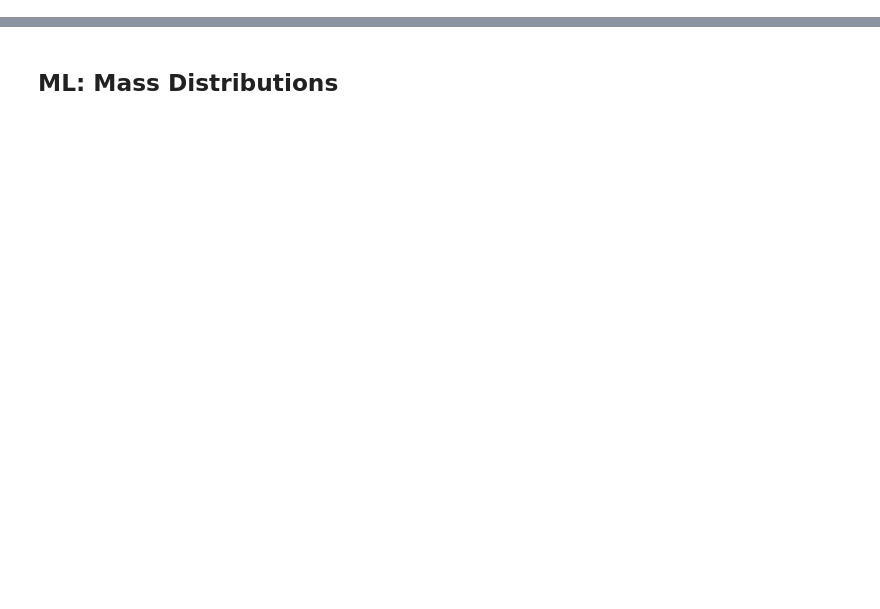
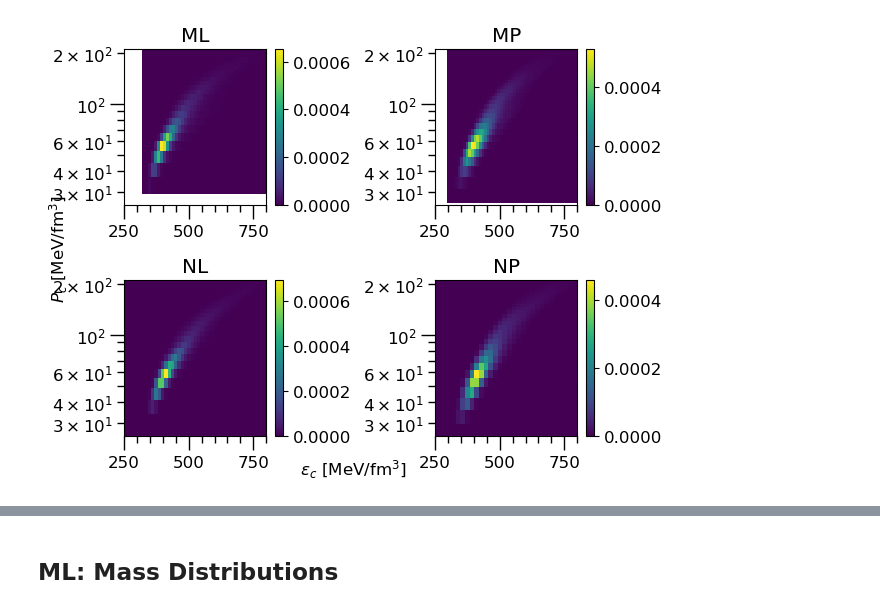
Before and after one commit to awsteiner/bamr, a Jupyter notebook: out/plots2.ipynb, the cells around one changed output, grey strips where cells are left out. Cells and saved outputs as stored; diff of their text form; code cells hidden in the pictures; blank space fills up the shorter version.

```diff
--- a/out/plots2.ipynb
+++ b/out/plots2.ipynb
@@ -924,0 +127,79 @@ plt.show()
+# %%
+fig, ax = plt.subplots(2, 2)
+model = ['ml', 'mp', 'nl', 'np']
+for k in range(4):
+    mchain = h5py.File(model[k]+'_all','r')['markov_chain_0']
+    mmax = np.array(mchain['data']['M_max'])
+    nrows = len(mmax)
+    pm, p = np.zeros((100, nrows)), np.zeros((100, nrows))
+    for i in range(100):
+        pm[i] = np.array(mchain['data']['PM_'+str(i)])*197.32698
+        p[i] = np.array(mchain['data']['P_'+str(i)])*197.32698
+    pm=pm.T; p=p.T
+    m = np.arange(0.2, 0.2+((3-0.2)/99)*pm.shape[1], (3-0.2)/99)
+    e = np.arange(0.3*197.32698, 0.3*197.32698+((10-0.3)*197.32698/99)*pm.shape[1], (10-0.3)*197.32698/99)
+    M_gw, M_nsp, M_src = np.zeros((4,nrows)), np.zeros((len(m_nsp),nrows)), np.zeros((len(m_src),nrows))
+    PM_gw, P_gw, E_gw = np.zeros_like(M_gw), np.zeros_like(M_gw), np.zeros_like(M_gw)
+    PM_nsp, P_nsp, E_nsp = np.zeros_like(M_nsp), np.zeros_like(M_nsp), np.zeros_like(M_nsp)
+    PM_src, P_src, E_src = np.zeros_like(M_src), np.zeros_like(M_src), np.zeros_like(M_src)
+    M_gw[0] = np.array(mchain['data/m1_gw17'])
+    M_gw[1] = np.array(mchain['data/m2_gw17'])
+    M_gw[2] = np.array(mchain['data/m1_gw19'])
+    M_gw[3] = np.array(mchain['data/m2_gw19'])
+    for j in range(4):
+        for i in range(nrows):
+            P_gw[j][i] = np.interp(M_gw[j][i], m, pm[i])
+            E_gw[j][i] = np.interp(P_gw[j][i], p[i], e)
+    for j in range(len(m_nsp)):
+        M_nsp[j] = np.array(mchain['data/'+m_nsp[j]])
+        for i in range(nrows):
+            P_nsp[j][i] = np.interp(M_nsp[j][i], m, pm[i])
+            E_nsp[j][i] = np.interp(P_nsp[j][i], p[i], e)
+    for j in range(len(m_src)):
+        M_src[j] = np.array(mchain['data/'+m_src[j]])
+        for i in range(nrows):
+            P_src[j][i] = np.interp(M_src[j][i], m, pm[i])
+            E_src[j][i] = np.interp(P_src[j][i], p[i], e)
+    P = np.concatenate((P_gw, P_nsp, P_src), axis=0).flatten()
+    E = np.concatenate((E_gw, E_nsp, E_src), axis=0).flatten()
+    if k==0:
+        #h1 = sns.kdeplot(x=E, y=P, ax=ax[0,0], fill=True, cmap='viridis')
+        h1 = ax[0,0].hist2d(E, P, bins=100, cmap='viridis', density=True)
+        ax[0,0].set_title('ML')
+        #fig.colorbar(h1.collections[0], ax=ax[0,0])
+        fig.colorbar(h1[3], ax=ax[0,0])
+
+    elif k==1:
+        #h2 = sns.kdeplot(x=E, y=P, ax=ax[0,1], fill=True, cmap='viridis')
+        h2 = ax[0,1].hist2d(E, P, bins=100, cmap='viridis', density=True)
+        ax[0,1].set_title('MP')
+        #fig.colorbar(h2.collections[0], ax=ax[0,1])
+        fig.colorbar(h2[3], ax=ax[0,1])
+    elif k==2:
+        #h3 = sns.kdeplot(x=E, y=P, ax=ax[1,0], fill=True, cmap='viridis')
+        h3 = ax[1,0].hist2d(E, P, bins=100, cmap='viridis', density=True)
+        ax[1,0].set_title('NL')
+        #fig.colorbar(h3.collections[0], ax=ax[1,0])
+        fig.colorbar(h3[3], ax=ax[1,0])
+    elif k==3:
+        #h4 = sns.kdeplot(x=E, y=P, ax=ax[1,1], fill=True, cmap='viridis')
+        h4 = ax[1,1].hist2d(E, P, bins=100, cmap='viridis', density=True)
+        ax[1,1].set_title('NP')
+        #fig.colorbar(h4.collections[0], ax=ax[1,1])
+        fig.colorbar(h4[3], ax=ax[1,1])
+
+for i in range(2):
+    for j in range(2):
+        ax[i,j].set_yscale('log')
+        ax[i,j].set_xlim(250, 800)
+        ax[i,j].set_ylim(2.5e1, 2.1e2)
+        ax[i,j].minorticks_on()
+        ax[i,j].tick_params('both', length=10, width=1, which='major')
+        ax[i,j].tick_params('both', length=5,  width=1, which='minor')
+
+fig.tight_layout()
+fig.text(0.5, 0.04, r'$\epsilon_c$ [MeV/fm$^3$]', ha='center', va='center')
+fig.text(0.04, 0.5, r'$P_c$ [MeV/fm$^3$]', ha='center', va='center', rotation='vertical')
+plt.show()
+# %% [output]
+[figure, added]
```
Also changed, not shown: parts of 29 cells of this notebook, 3 other files.
